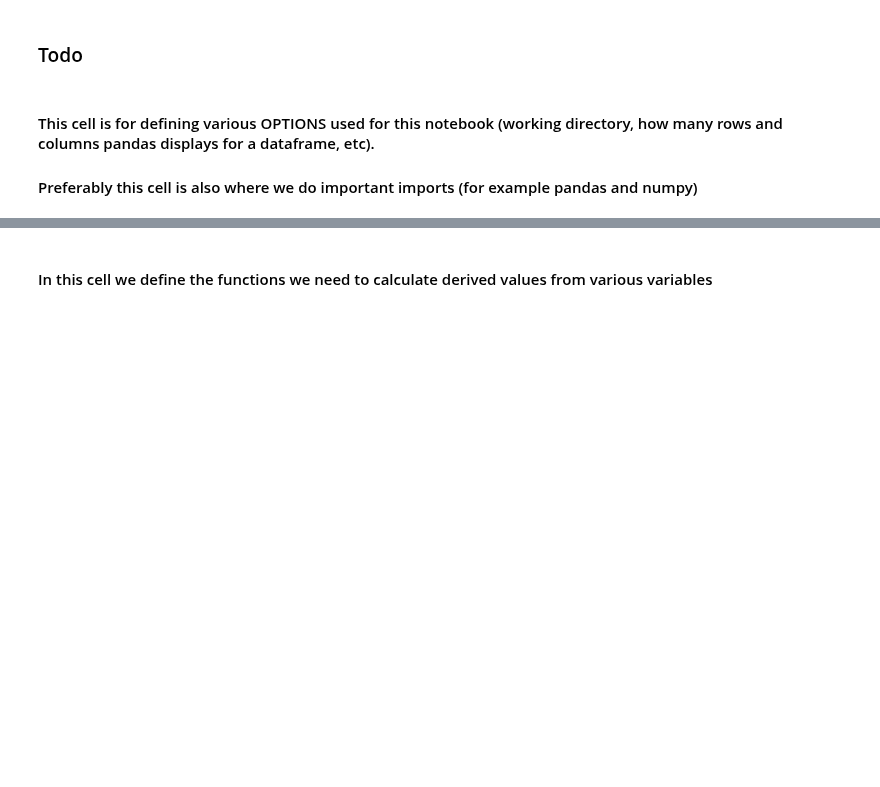
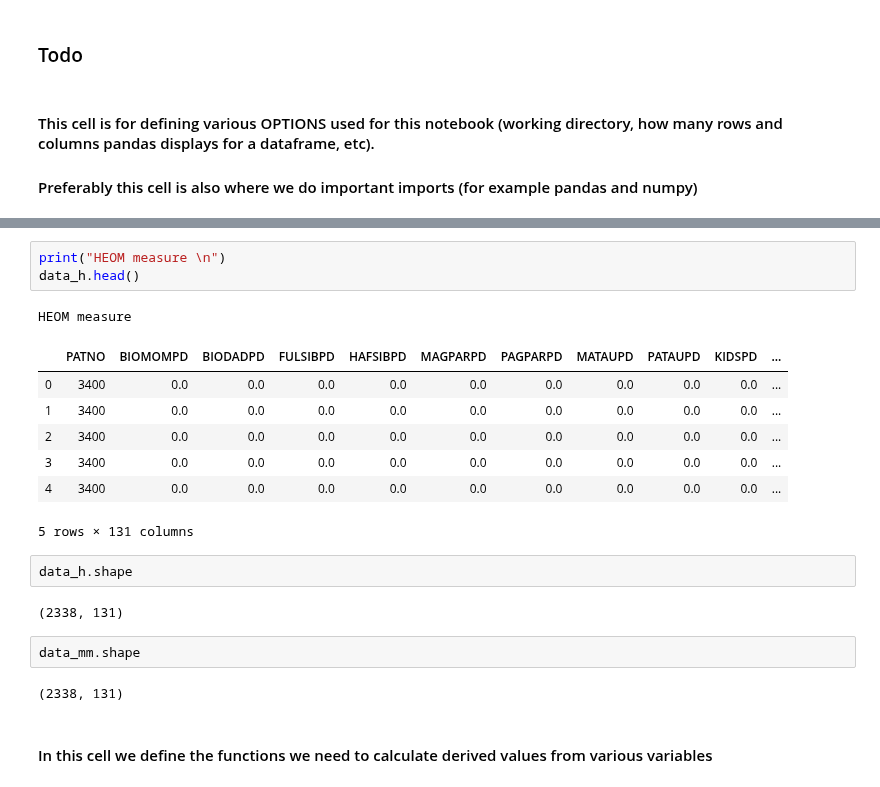
Before and after one commit to Tjersland/Master_2020_Prediction_of_Psychosis_in_Parkinsons_Patients_using_Machine_learning, a Jupyter notebook: final_preprocessing.ipynb, the cells around one changed output, grey strips where cells are left out. Saved outputs shown, nothing was run; the diff lists cells and outputs as text; blank space fills up the shorter version.

```diff
--- a/final_preprocessing.ipynb
+++ b/final_preprocessing.ipynb
@@ -21,3 +42,23 @@ pd.set_option('display.max_columns', 50)
+# %%
+print("HEOM measure \n")
+data_h.head()
+# %% [output]
+HEOM measure
+|  | PATNO | BIOMOMPD | BIODADPD | FULSIBPD | HAFSIBPD | MAGPARPD | PAGPARPD | MATAUPD | PATAUPD | KIDSPD | ... |
+| 0 | 3400 | 0.0 | 0.0 | 0.0 | 0.0 | 0.0 | 0.0 | 0.0 | 0.0 | 0.0 | ... |
+| 1 | 3400 | 0.0 | 0.0 | 0.0 | 0.0 | 0.0 | 0.0 | 0.0 | 0.0 | 0.0 | ... |
+| 2 | 3400 | 0.0 | 0.0 | 0.0 | 0.0 | 0.0 | 0.0 | 0.0 | 0.0 | 0.0 | ... |
+| 3 | 3400 | 0.0 | 0.0 | 0.0 | 0.0 | 0.0 | 0.0 | 0.0 | 0.0 | 0.0 | ... |
+| 4 | 3400 | 0.0 | 0.0 | 0.0 | 0.0 | 0.0 | 0.0 | 0.0 | 0.0 | 0.0 | ... |
+5 rows × 131 columns
+# %%
+data_h.shape
+# %% [output]
+(2338, 131)
+# %%
+data_mm.shape
+# %% [output]
+(2338, 131)
 # %% [markdown]
 #### In this cell we define the functions we need to calculate derived values from various variables
 # %%
```
Also changed, not shown: parts of 11 cells of this notebook, 1 other file.
